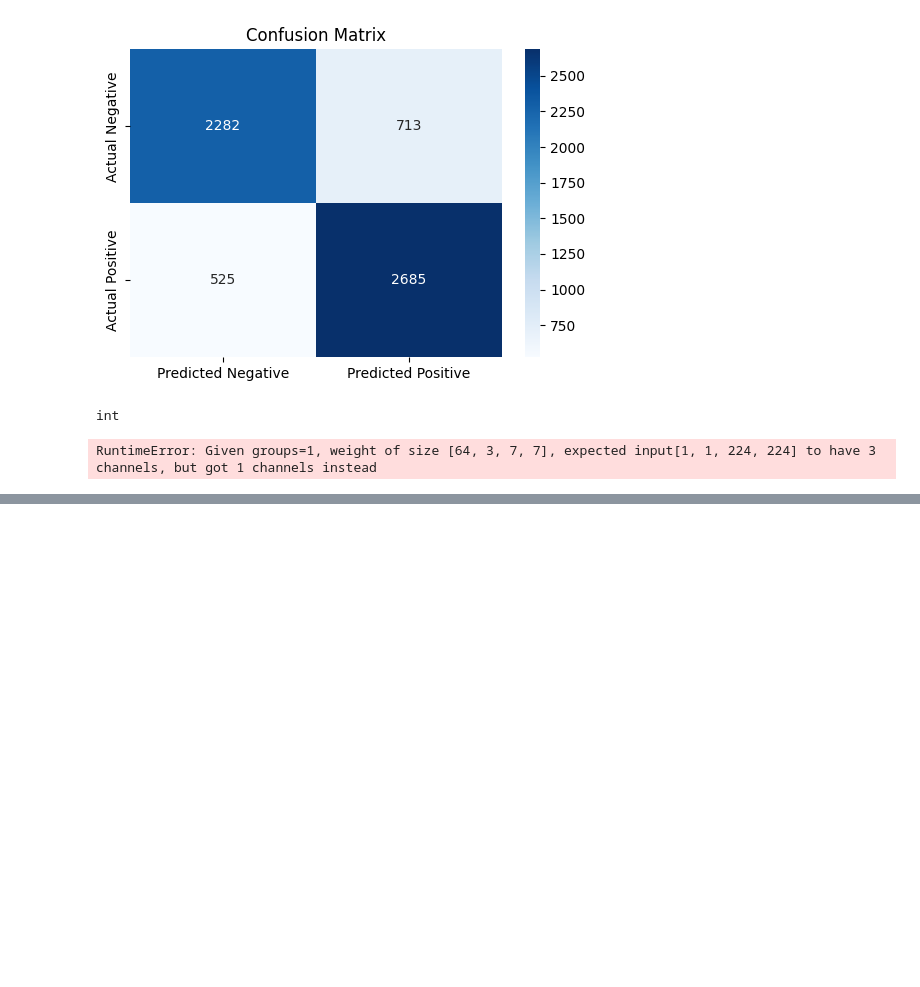
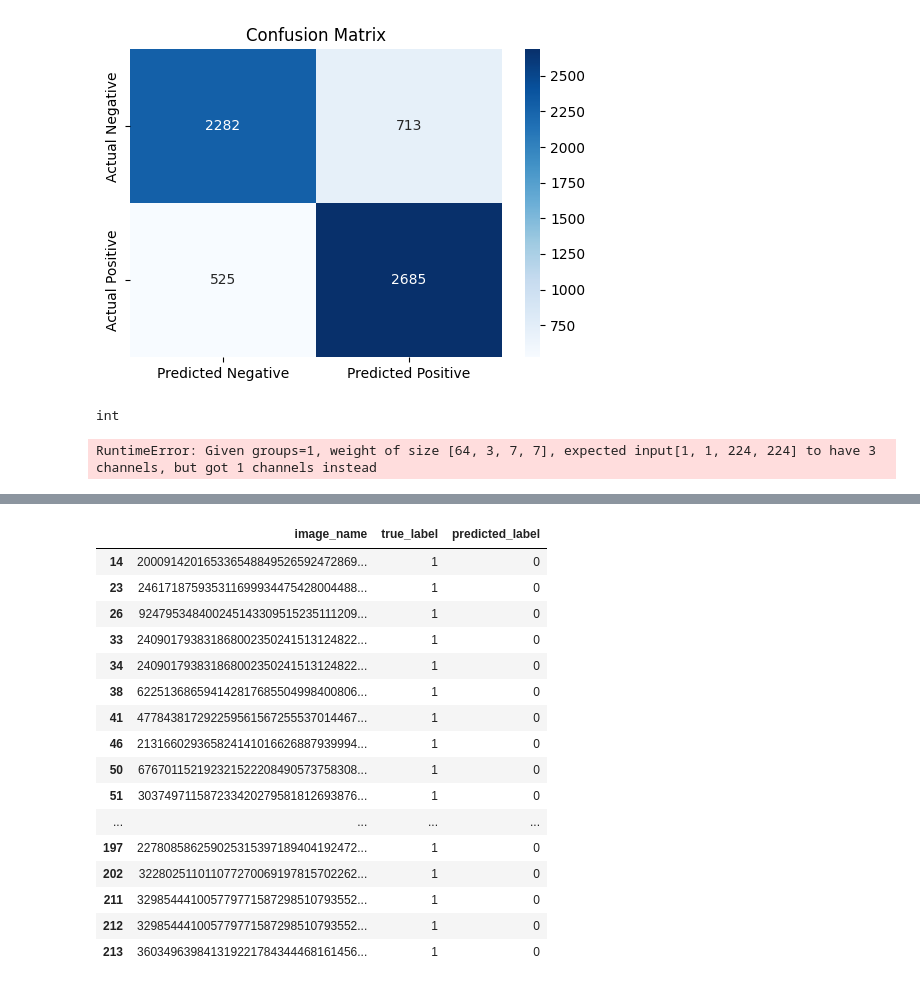
Before and after one commit to Nafishapanacea/X-ray-classification-covariates, a Jupyter notebook: main/prediction.ipynb, the cells around one changed output, grey strips where cells are left out. Saved outputs shown, nothing was run; the diff lists cells and outputs as text; code cells hidden in the pictures; blank space fills up the shorter version.

```diff
--- a/main/prediction.ipynb
+++ b/main/prediction.ipynb
@@ -299,3 +299,9 @@ x= torch.rand(1, 1, 224, 224)
 out = model(x)
 # %% [output]
 RuntimeError: Given groups=1, weight of size [64, 3, 7, 7], expected input[1, 1, 224, 224] to have 3 channels, but got 1 channels instead
+# %%
+import pandas as pd
+csv_path = 'test_predictions_padchest.csv'
+data = pd.read_csv(csv_path)
+# %%
+mismatch = data[data['true_label']!= data['predicted_label']]
@@ -301,0 +324,23 @@ RuntimeError: Given groups=1, weight of size [64, 3, 7, 7], expected input[1, 1,
+# %%
+FP = mismatch[mismatch['predicted_label']==1]
+FN = mismatch[mismatch['predicted_label']==0]
+# %%
+FN.iloc[0:50]
+# %% [output]
+|  | image_name | true_label | predicted_label |
+| 14 | 200091420165336548849526592472869... | 1 | 0 |
+| 23 | 246171875935311699934475428004488... | 1 | 0 |
+| 26 | 924795348400245143309515235111209... | 1 | 0 |
+| 33 | 240901793831868002350241513124822... | 1 | 0 |
+| 34 | 240901793831868002350241513124822... | 1 | 0 |
+| 38 | 622513686594142817685504998400806... | 1 | 0 |
+| 41 | 477843817292259561567255537014467... | 1 | 0 |
+| 46 | 213166029365824141016626887939994... | 1 | 0 |
+| 50 | 676701152192321522208490573758308... | 1 | 0 |
+| 51 | 303749711587233420279581812693876... | 1 | 0 |
+| ... | ... | ... | ... |
+| 197 | 227808586259025315397189404192472... | 1 | 0 |
+| 202 | 322802511011077270069197815702262... | 1 | 0 |
+| 211 | 329854441005779771587298510793552... | 1 | 0 |
+| 212 | 329854441005779771587298510793552... | 1 | 0 |
+| 213 | 360349639841319221784344468161456... | 1 | 0 |
```
Also changed, not shown: parts of 1 cell of this notebook, 2 other files.
